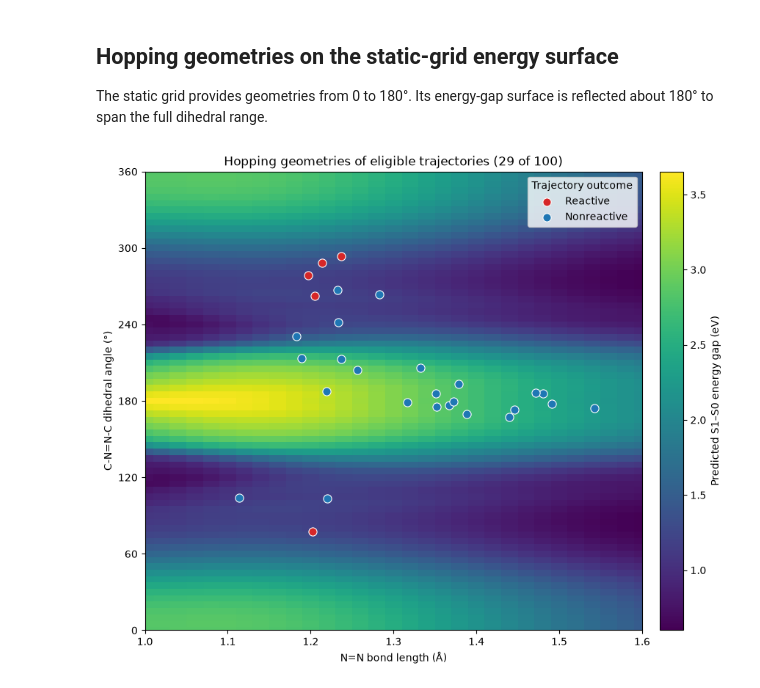
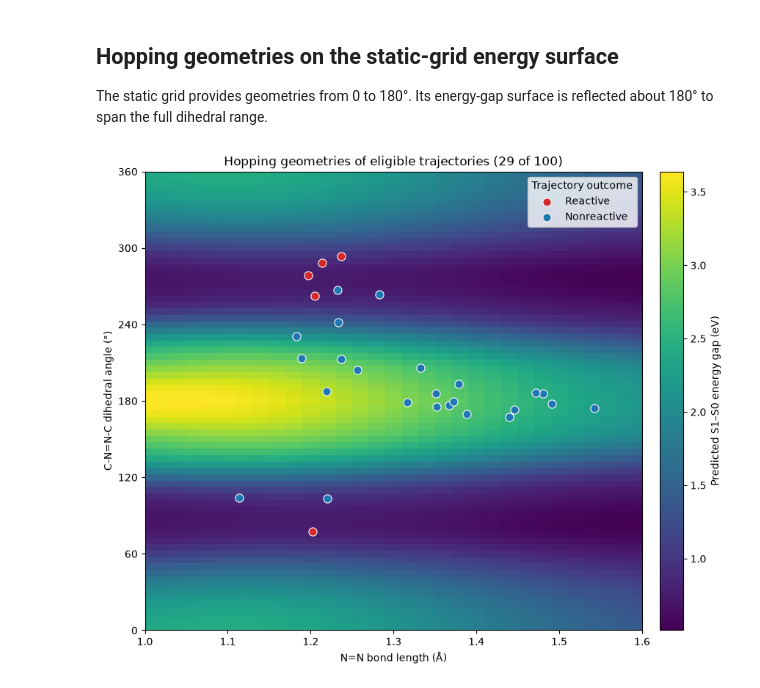
Before and after one commit to yoghurtfork/X-MACE-sampling, a Jupyter notebook: sharc/plot_hops.ipynb, the cells around one changed output. Cells and saved outputs as stored; diff of their text form; code cells hidden in the pictures.

Commit message:
Azoflip grid data with variable rotation

```diff
--- a/sharc/plot_hops.ipynb
+++ b/sharc/plot_hops.ipynb
@@ -256,12 +256,12 @@ import json
 
 HARTREE_TO_EV = 27.211386245988
 GRID_PATHS = (
-    Path("data/azoflip_data/XYZ/azobenzene_rotated_grid_static.xyz"),
-    Path("../data/azoflip_data/XYZ/azobenzene_rotated_grid_static.xyz"),
+    Path("data/azoflip_data/XYZ/azobenzene_variable_rotation_grid_static.xyz"),
+    Path("../data/azoflip_data/XYZ/azobenzene_variable_rotation_grid_static.xyz"),
 )
 GRID_PATH = next((path for path in GRID_PATHS if path.is_file()), None)
 if GRID_PATH is None:
-    raise FileNotFoundError("Could not find azobenzene_rotated_grid_static.xyz")
+    raise FileNotFoundError("Could not find azobenzene_variable_rotation_grid_static.xyz")
 
 def static_grid_energy_gap(grid_path):
     records = []
@@ -290,31 +290,31 @@ reflected_dihedrals = np.r_[grid_dihedrals, 360.0 - grid_dihedrals[-2::-1]]
 def cell_edges(values):
     midpoints = (values[:-1] + values[1:]) / 2
     return np.r_[values[0] - (midpoints[0] - values[0]), midpoints, values[-1] + (values[-1] - midpoints[-1])]
 
 fig, ax = plt.subplots(figsize=(8.5, 7), constrained_layout=True)
 heatmap = ax.pcolormesh(
     cell_edges(grid_bond_lengths), cell_edges(reflected_dihedrals), reflected_energy_grid,
     cmap="viridis", shading="flat", zorder=0,
 )
 
 for outcome, colour in outcome_colours.items():
     subset = hops[hops["outcome"] == outcome]
     ax.scatter(
         subset["nn_bond_length_angstrom"], subset["dihedral_deg"],
         color=colour, s=65, edgecolors="white", linewidths=0.8,
         label=outcome.capitalize(), zorder=2,
     )
 
 colorbar = fig.colorbar(heatmap, ax=ax, pad=0.02)
 colorbar.set_label("Predicted S1–S0 energy gap (eV)")
 ax.set(
     xlabel="N=N bond length (Å)", xlim=(1.0, 1.6),
     ylabel="C-N=N-C dihedral angle (°)", ylim=(0, 360),
     yticks=np.arange(0, 361, 60),
 )
 # ax.axhline(180, color="white", linestyle="--", linewidth=0.9, alpha=0.75, zorder=1)
 ax.legend(title="Trajectory outcome", loc="upper right")
 ax.set_title(f"Hopping geometries of eligible trajectories ({len(hops)} of {len(trajectory_dirs)})")
 plt.show()
 # %% [output]
-[figure, old version]
+[figure, new version]
```
Also changed, not shown: 3 other files.
